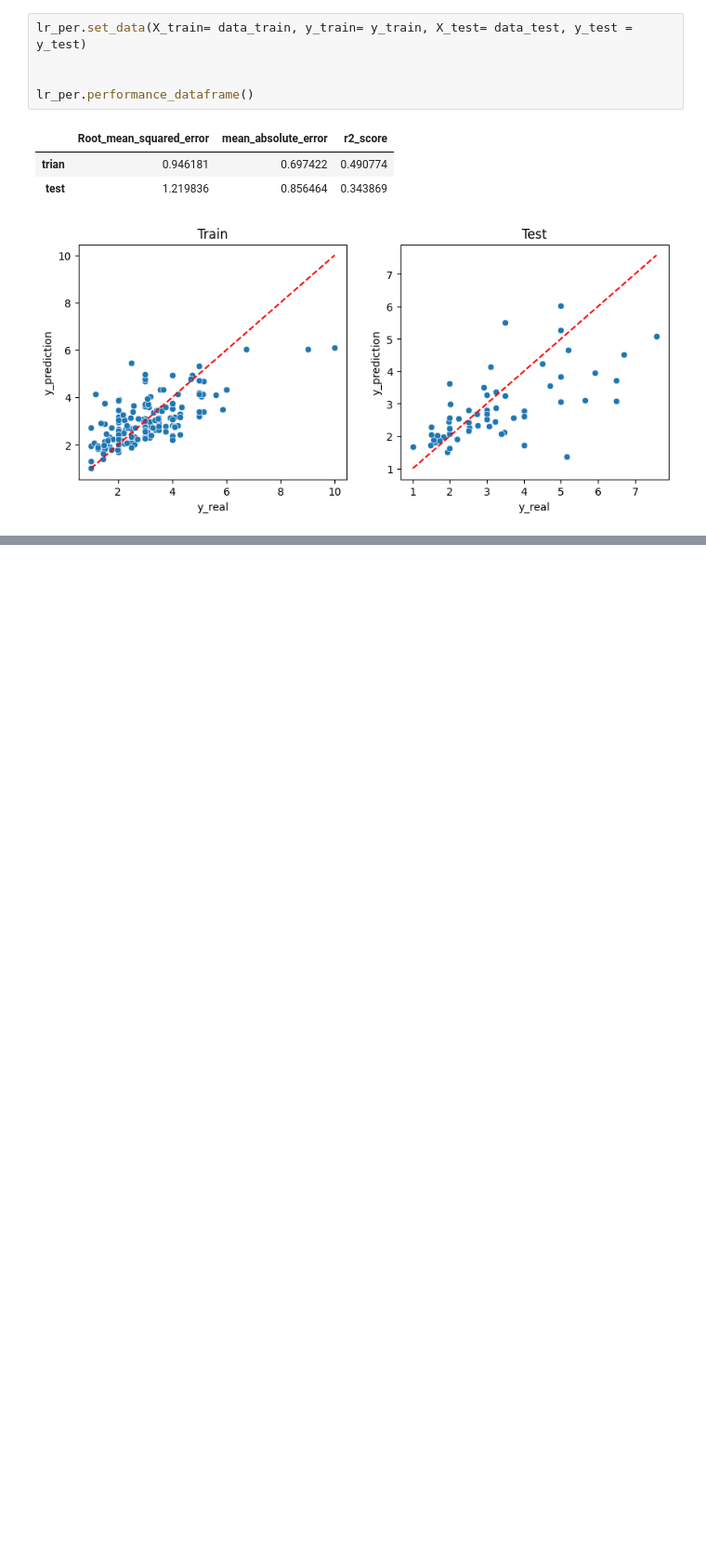
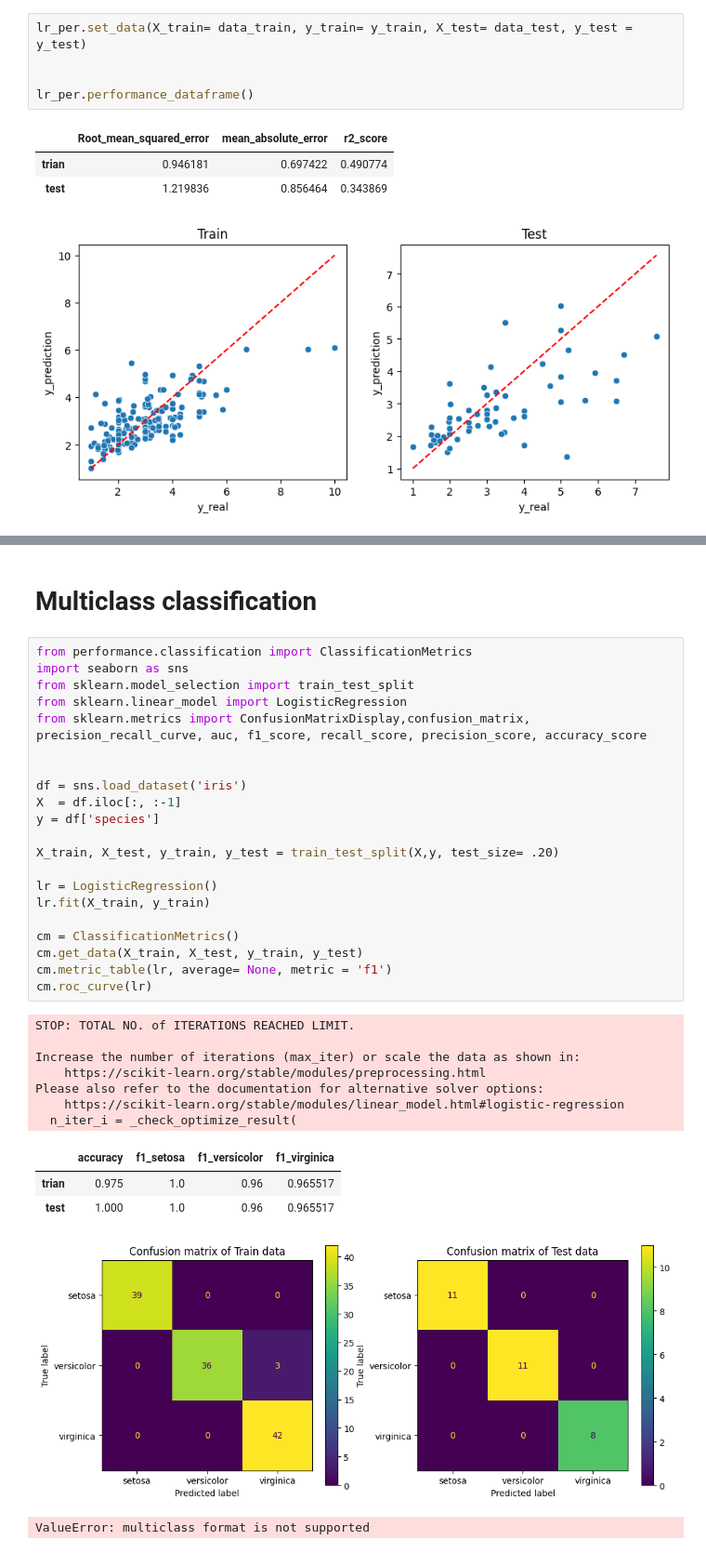
Before and after one commit to solmazkh114/PerformancePackage, a Jupyter notebook: examples/scratch.ipynb, the cells around one changed output, grey strips where cells are left out. Shown: that part at 93% size. Saved outputs shown, nothing was run; the diff lists cells and outputs as text; blank space fills up the shorter version.

```diff
--- a/examples/scratch.ipynb
+++ b/examples/scratch.ipynb
@@ -249,0 +382,36 @@ lr_per.performance_dataframe()
+# %% [markdown]
+# Multiclass classification
+# %%
+from performance.classification import ClassificationMetrics
+import seaborn as sns
+from sklearn.model_selection import train_test_split
+from sklearn.linear_model import LogisticRegression
+from sklearn.metrics import ConfusionMatrixDisplay,confusion_matrix, precision_recall_curve, auc, f1_score, recall_score, precision_score, accuracy_score
+
+
+df = sns.load_dataset('iris')
+X  = df.iloc[:, :-1]
+y = df['species']
+
+X_train, X_test, y_train, y_test = train_test_split(X,y, test_size= .20)
+
+lr = LogisticRegression()
+lr.fit(X_train, y_train)
+
+cm = ClassificationMetrics()
+cm.get_data(X_train, X_test, y_train, y_test)
+cm.metric_table(lr, average= None, metric = 'f1')
+cm.roc_curve(lr)
+# %% [output]
+STOP: TOTAL NO. of ITERATIONS REACHED LIMIT.
+
+Increase the number of iterations (max_iter) or scale the data as shown in:
+    https://scikit-learn.org/stable/modules/preprocessing.html
+Please also refer to the documentation for alternative solver options:
+    https://scikit-learn.org/stable/modules/linear_model.html#logistic-regression
+  n_iter_i = _check_optimize_result(
+|  | accuracy | f1_setosa | f1_versicolor | f1_virginica |
+| trian | 0.975 | 1.0 | 0.96 | 0.965517 |
+| test | 1.000 | 1.0 | 0.96 | 0.965517 |
+[figure, added]
+ValueError: multiclass format is not supported
```
Also changed, not shown: parts of 11 cells of this notebook.
